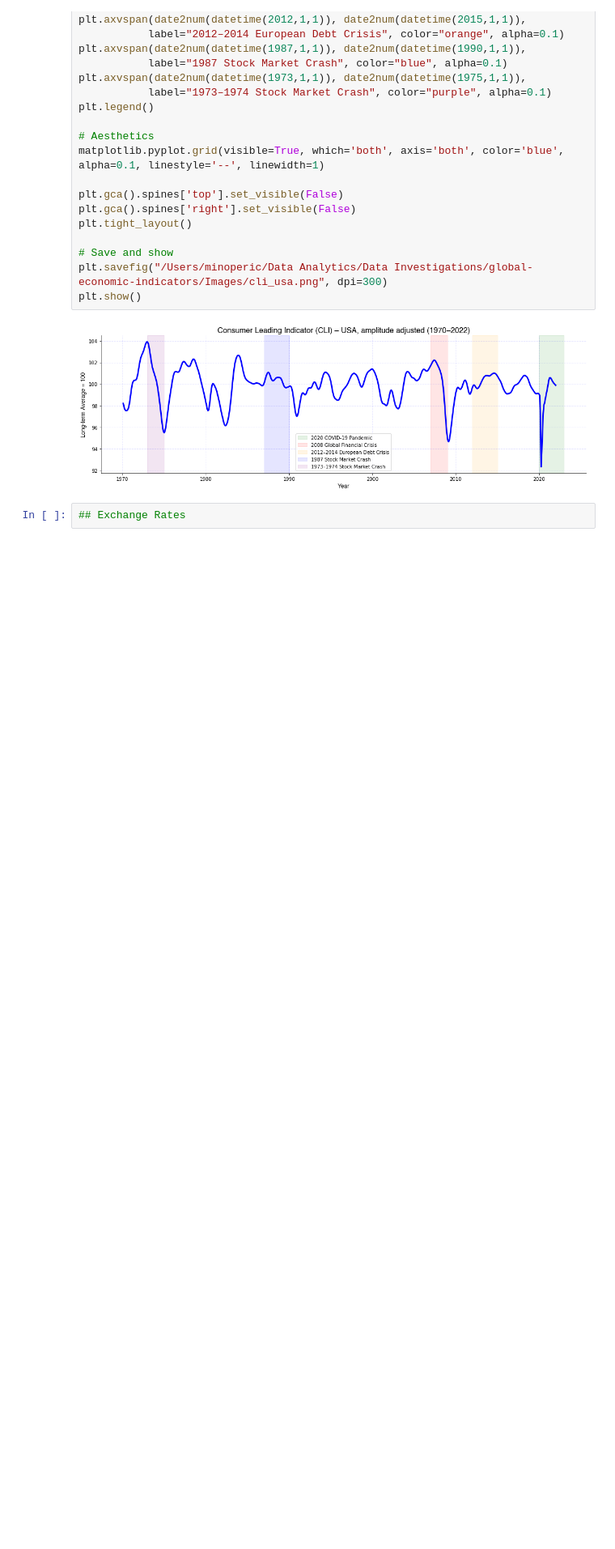
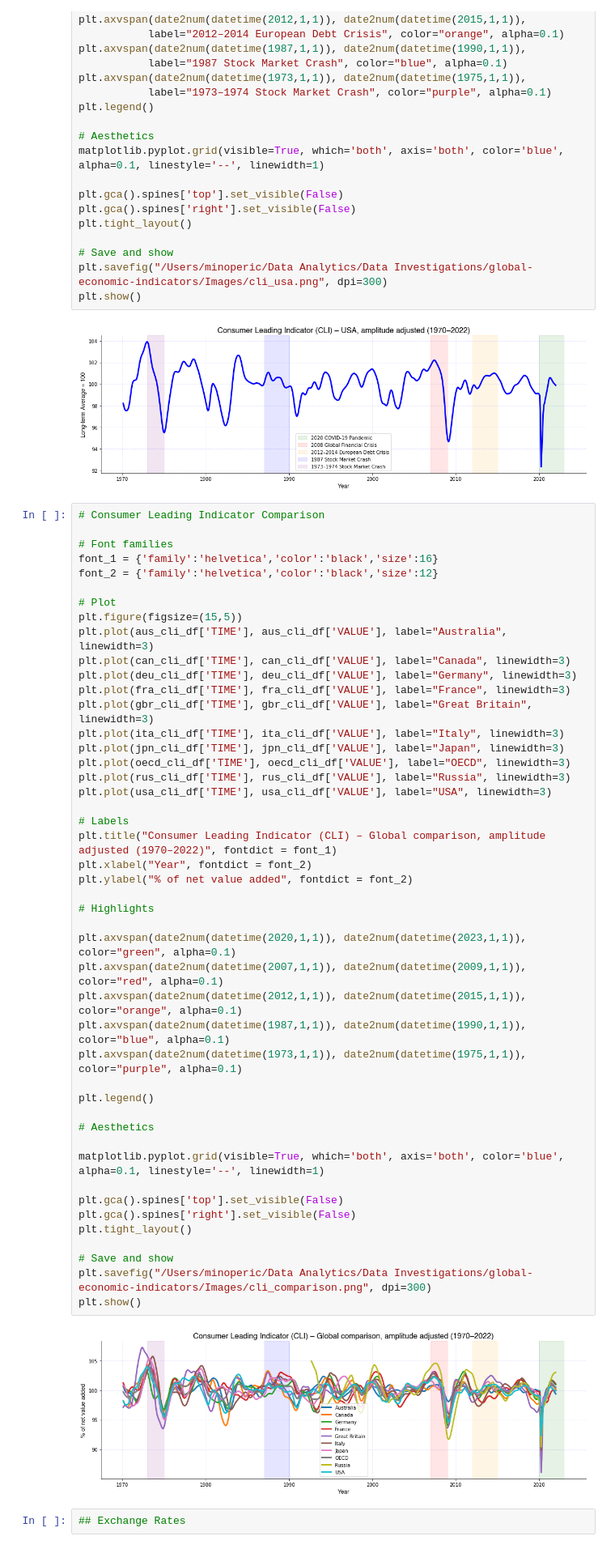
Before and after one commit to mnperic/globa-central-bank-interest-rates, a Jupyter notebook: global-economic-indicators.ipynb, the cells around one changed output. Shown at 81% size. Cells and saved outputs as stored; diff of their text form; blank space fills up the shorter version.

```diff
--- a/global-economic-indicators.ipynb
+++ b/global-economic-indicators.ipynb
@@ -1306,6 +1398,54 @@ plt.savefig("/Users/minoperic/Data Analytics/Data Investigations/global-economic
 plt.show()
 # %% [output]
 [figure]
+# %%
+# Consumer Leading Indicator Comparison
+
+# Font families
+font_1 = {'family':'helvetica','color':'black','size':16}
+font_2 = {'family':'helvetica','color':'black','size':12}
+
+# Plot
+plt.figure(figsize=(15,5))
+plt.plot(aus_cli_df['TIME'], aus_cli_df['VALUE'], label="Australia", linewidth=3)
+plt.plot(can_cli_df['TIME'], can_cli_df['VALUE'], label="Canada", linewidth=3)
+plt.plot(deu_cli_df['TIME'], deu_cli_df['VALUE'], label="Germany", linewidth=3)
+plt.plot(fra_cli_df['TIME'], fra_cli_df['VALUE'], label="France", linewidth=3)
+plt.plot(gbr_cli_df['TIME'], gbr_cli_df['VALUE'], label="Great Britain", linewidth=3)
+plt.plot(ita_cli_df['TIME'], ita_cli_df['VALUE'], label="Italy", linewidth=3)
+plt.plot(jpn_cli_df['TIME'], jpn_cli_df['VALUE'], label="Japan", linewidth=3)
+plt.plot(oecd_cli_df['TIME'], oecd_cli_df['VALUE'], label="OECD", linewidth=3)
+plt.plot(rus_cli_df['TIME'], rus_cli_df['VALUE'], label="Russia", linewidth=3)
+plt.plot(usa_cli_df['TIME'], usa_cli_df['VALUE'], label="USA", linewidth=3)
+
+# Labels
+plt.title("Consumer Leading Indicator (CLI) – Global comparison, amplitude adjusted (1970–2022)", fontdict = font_1)
+plt.xlabel("Year", fontdict = font_2)
+plt.ylabel("% of net value added", fontdict = font_2)
+
+# Highlights
+
+plt.axvspan(date2num(datetime(2020,1,1)), date2num(datetime(2023,1,1)), color="green", alpha=0.1)
+plt.axvspan(date2num(datetime(2007,1,1)), date2num(datetime(2009,1,1)), color="red", alpha=0.1)
+plt.axvspan(date2num(datetime(2012,1,1)), date2num(datetime(2015,1,1)), color="orange", alpha=0.1)
+plt.axvspan(date2num(datetime(1987,1,1)), date2num(datetime(1990,1,1)), color="blue", alpha=0.1)
+plt.axvspan(date2num(datetime(1973,1,1)), date2num(datetime(1975,1,1)), color="purple", alpha=0.1)
+
+plt.legend()
+
+# Aesthetics
+
+matplotlib.pyplot.grid(visible=True, which='both', axis='both', color='blue', alpha=0.1, linestyle='--', linewidth=1)
+
+plt.gca().spines['top'].set_visible(False)
+plt.gca().spines['right'].set_visible(False)
+plt.tight_layout()
+
+# Save and show
+plt.savefig("/Users/minoperic/Data Analytics/Data Investigations/global-economic-indicators/Images/cli_comparison.png", dpi=300)
+plt.show()
+# %% [output]
+[figure, added]
 # %%
 ## Exchange Rates
 # %%
```
Also changed, not shown: parts of 9 cells of this notebook, 9 other files.
